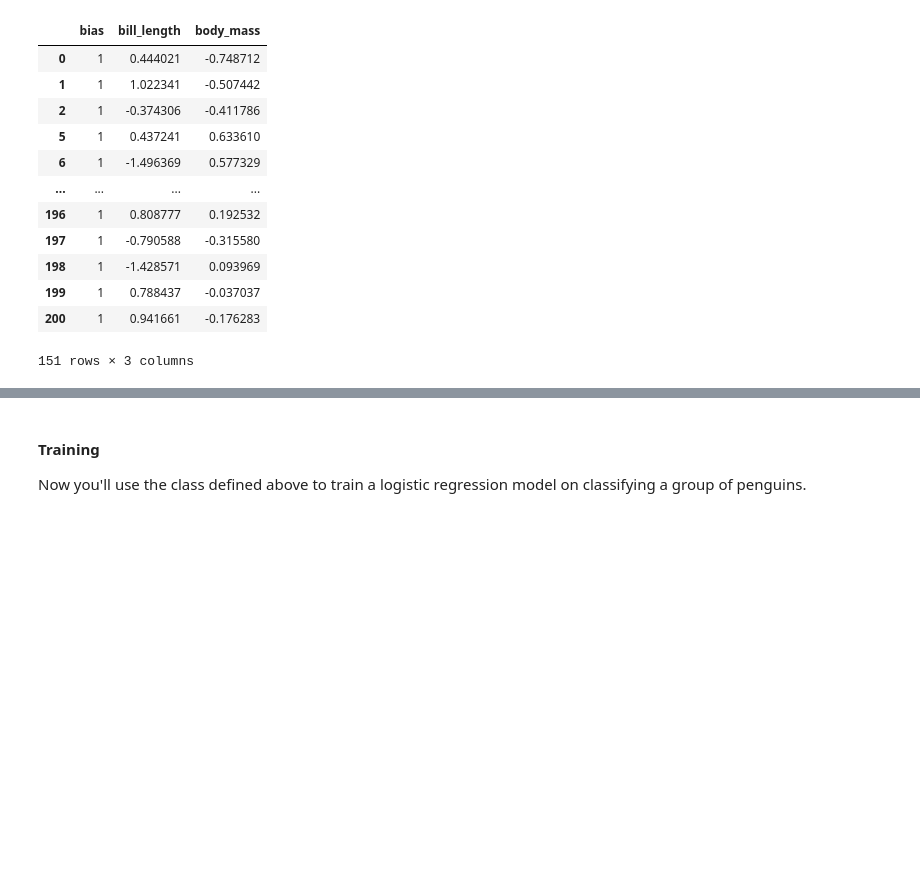
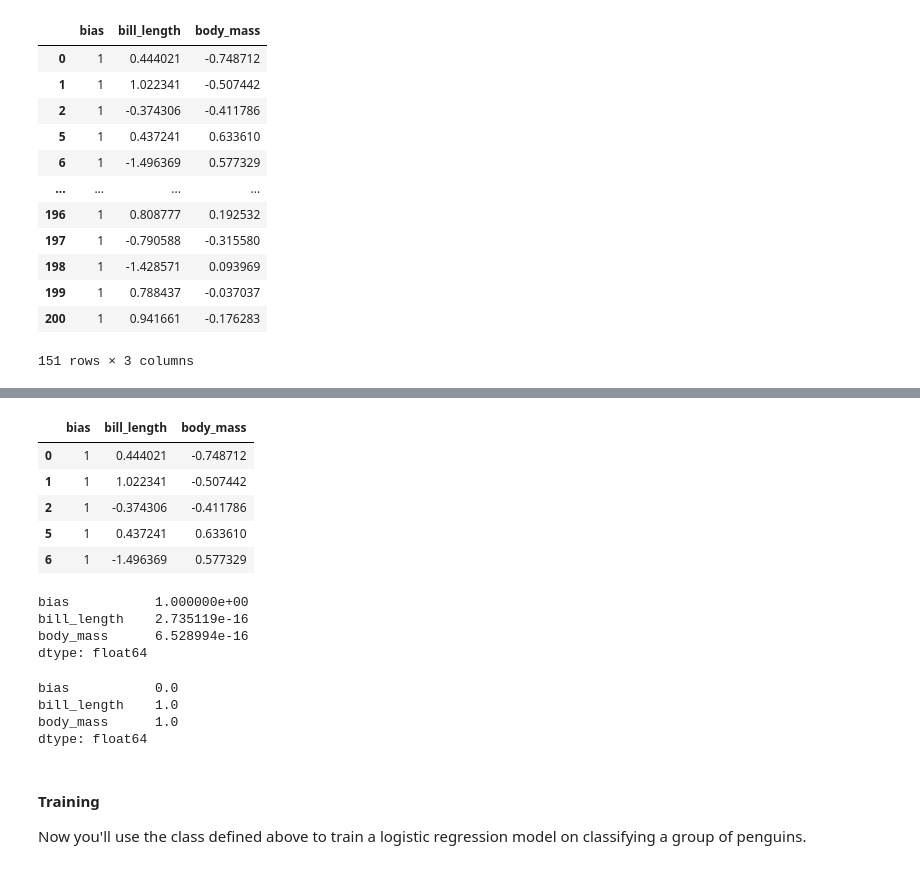
Before and after one commit to sezermzgl/FDS-HW2, a Jupyter notebook: HW2.ipynb, the cells around one changed output, grey strips where cells are left out. Cells and saved outputs as stored; diff of their text form; code cells hidden in the pictures; blank space fills up the shorter version.

```diff
--- a/HW2.ipynb
+++ b/HW2.ipynb
@@ -227,3 +266,26 @@ X
+# %%
+X.head()
+# %% [output]
+|  | bias | bill_length | body_mass |
+| 0 | 1 | 0.444021 | -0.748712 |
+| 1 | 1 | 1.022341 | -0.507442 |
+| 2 | 1 | -0.374306 | -0.411786 |
+| 5 | 1 | 0.437241 | 0.633610 |
+| 6 | 1 | -1.496369 | 0.577329 |
+# %%
+X.mean()
+# %% [output]
+bias           1.000000e+00
+bill_length    2.735119e-16
+body_mass      6.528994e-16
+dtype: float64
+# %%
+X.std()
+# %% [output]
+bias           0.0
+bill_length    1.0
+body_mass      1.0
+dtype: float64
 # %% [markdown]
 #### Training
 Now you'll use the class defined above to train a logistic regression model on classifying a group of penguins.
```
Also changed, not shown: parts of 16 cells of this notebook.
